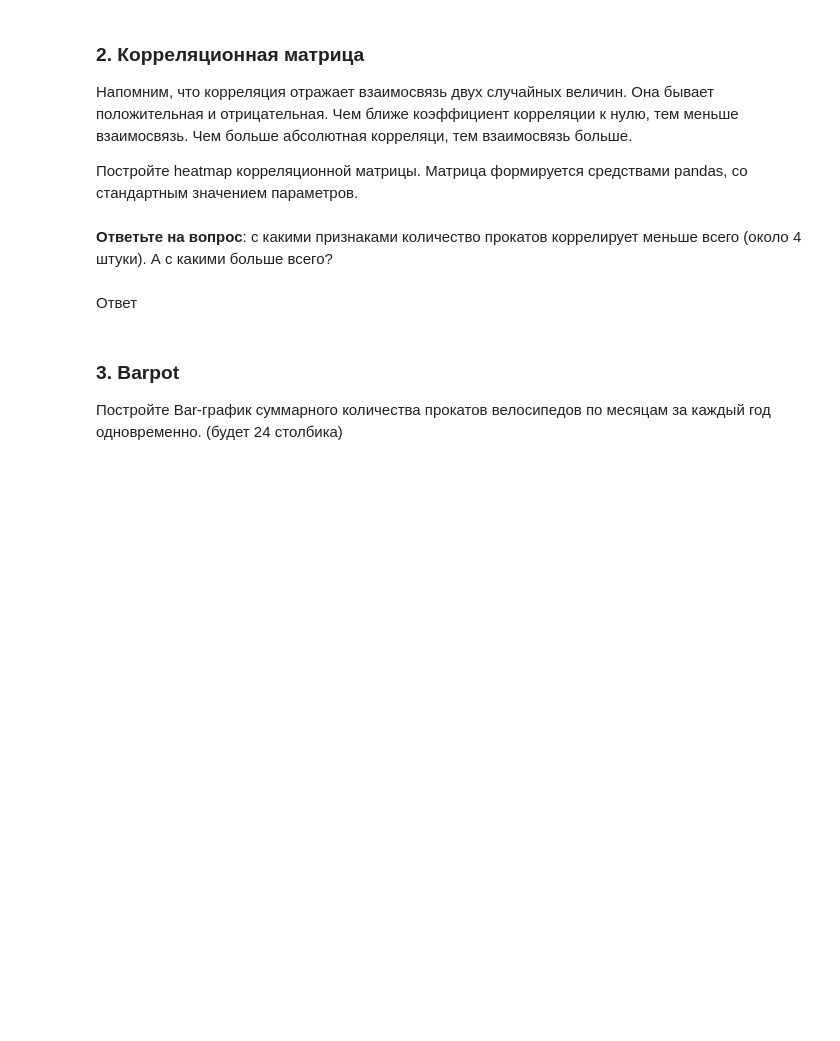
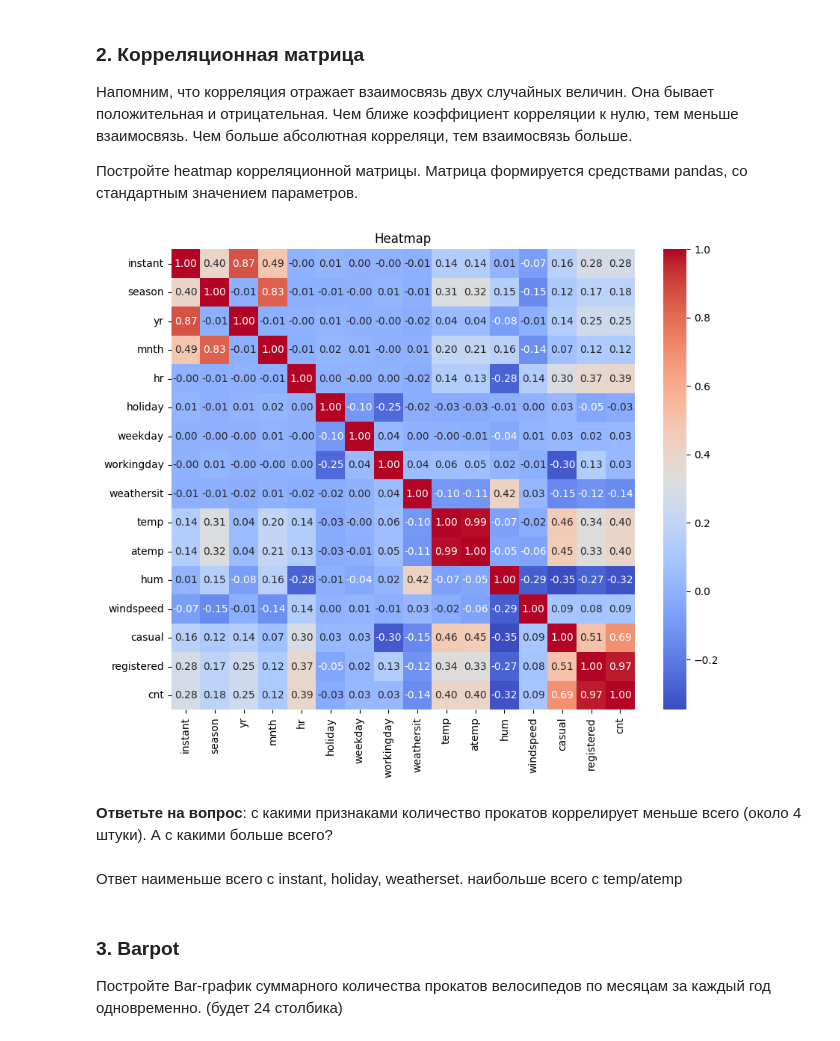
Before and after one commit to Owl-Man/Computer-math, a Jupyter notebook: Практическая_работа_№5_Библиотека_Pandas.ipynb, the cells around one changed output. Saved outputs shown, nothing was run; the diff lists cells and outputs as text; code cells hidden in the pictures; blank space fills up the shorter version.

```diff
--- a/Практическая_работа_№5_Библиотека_Pandas.ipynb
+++ b/Практическая_работа_№5_Библиотека_Pandas.ipynb
@@ -313,10 +478,27 @@ _(чем больше значение, тем больше прокатов и
 Напомним, что корреляция отражает взаимосвязь двух случайных величин. Она бывает положительная и отрицательная. Чем ближе коэффициент корреляции к нулю, тем меньше взаимосвязь. Чем больше абсолютная корреляци, тем взаимосвязь больше.
 
 Постройте heatmap корреляционной матрицы. Матрица формируется средствами pandas, со стандартным значением параметров.
+# %%
+import pandas as pd
+import seaborn as sns
+import matplotlib.pyplot as plt
+
+df = pd.read_csv('hour.csv')
+
+numeric_df = df.select_dtypes(include=['int64', 'float64'])
+
+corr_matrix = numeric_df.corr()
+
+plt.figure(figsize=(10, 8))
+sns.heatmap(corr_matrix, annot=True, cmap='coolwarm', fmt='.2f')
+plt.title('Heatmap')
+plt.show()
+# %% [output]
+[figure, added]
 # %% [markdown]
 **Ответьте на вопрос**: с какими признаками количество прокатов коррелирует меньше всего (около 4 штуки). А с какими больше всего?
-# %% [markdown]
-Ответ
+# %% [markdown]
+Ответ наименьше всего с instant, holiday, weatherset. наибольше всего с temp/atemp
 # %% [markdown]
 ### 3. Barpot
 
```
Also changed, not shown: parts of 22 cells of this notebook, 6 other files.
